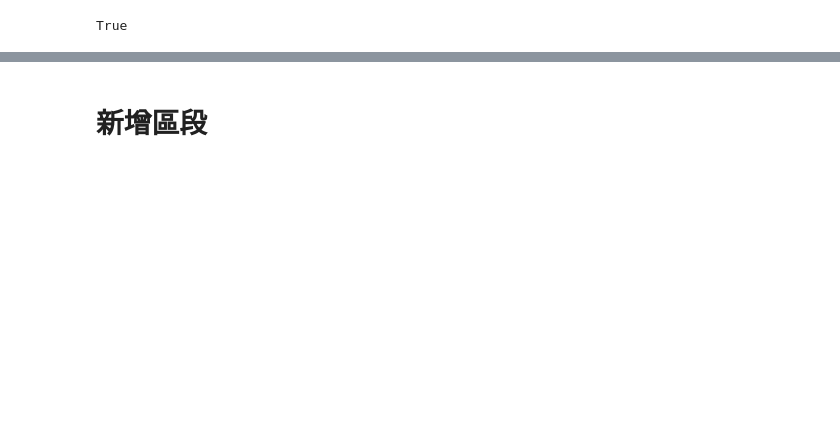
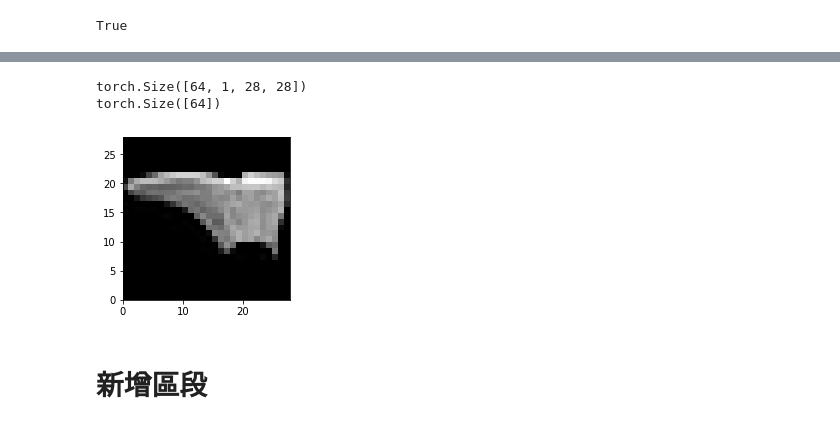
Before and after one commit to HuangJin-De/Machine-Learning-in-Atmospheric-Thermodynamics, a Jupyter notebook: hw01/hw01.ipynb, the cells around one changed output, grey strips where cells are left out. Saved outputs shown, nothing was run; the diff lists cells and outputs as text; code cells hidden in the pictures; blank space fills up the shorter version.

```diff
--- a/hw01/hw01.ipynb
+++ b/hw01/hw01.ipynb
@@ -15,0 +16,4 @@ Hi, Shao-Yu
+# %%
+# download data from Fashion-Mnist website
+train_data=datasets.FashionMNIST(root="data",train=True,download=True,transform=ToTensor())
+test_data=datasets.FashionMNIST(root="data",train=False,download=True,transform=ToTensor())
@@ -16,2 +36,20 @@ Hi, Shao-Yu
+# %%
+batch_size=64
+
+# dataloader
+train_loader=DataLoader(train_data,batch_size=batch_size)
+test_loader=DataLoader(test_data,batch_size=batch_size)
+
+# test and plot data
+for X, y in test_loader:
+  print(X.shape)
+  print(y.shape)
+  fig, ax = plt.subplots(figsize=(3,3))
+  c = plt.pcolor(X[0,0,:,:],cmap='gray')
+  break
+# %% [output]
+torch.Size([64, 1, 28, 28])
+torch.Size([64])
+[figure, added]
 # %% [markdown]
 # 新增區段
```
Also changed, not shown: parts of 3 cells of this notebook.
